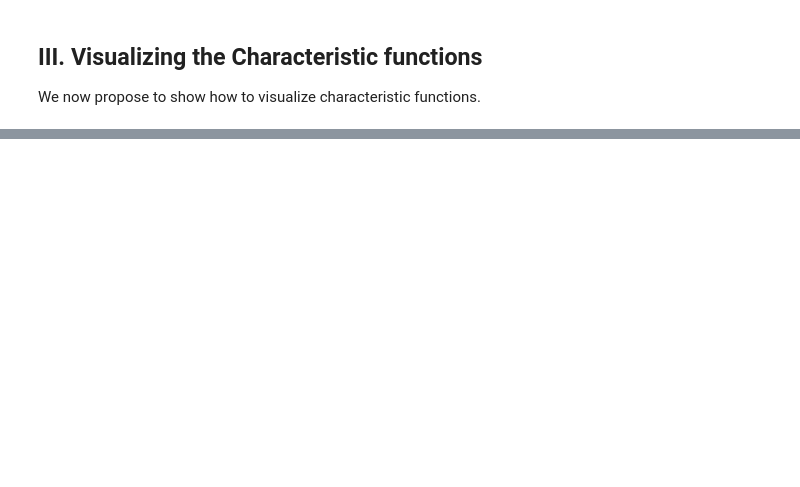
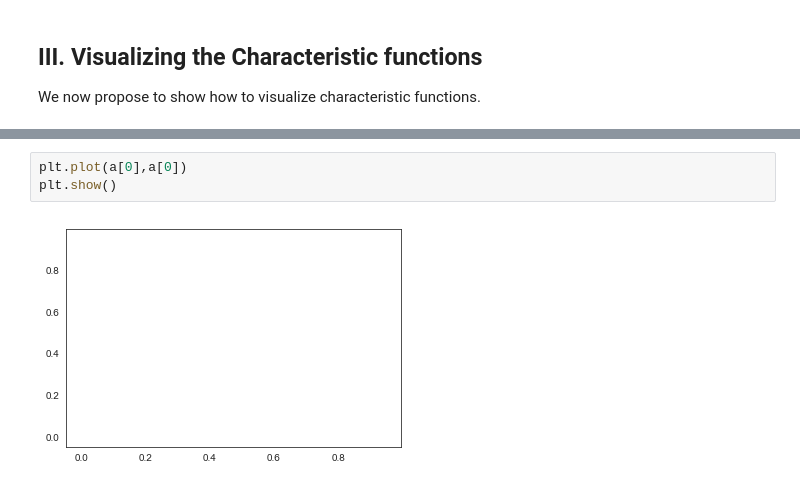
Before and after one commit to gentlegant/graphwave, a Jupyter notebook: Using GraphWave.ipynb, the cells around one changed output, grey strips where cells are left out. Saved outputs shown, nothing was run; the diff lists cells and outputs as text; blank space fills up the shorter version.

```diff
--- a/Using GraphWave.ipynb
+++ b/Using GraphWave.ipynb
@@ -183,0 +230,5 @@ _ = plt.legend(loc='center left',bbox_to_anchor=(1,0.5))
+# %%
+plt.plot(a[0],a[0])
+plt.show()
+# %% [output]
+[figure, added]
```
Also changed, not shown: parts of 17 cells of this notebook, 1 other file.
